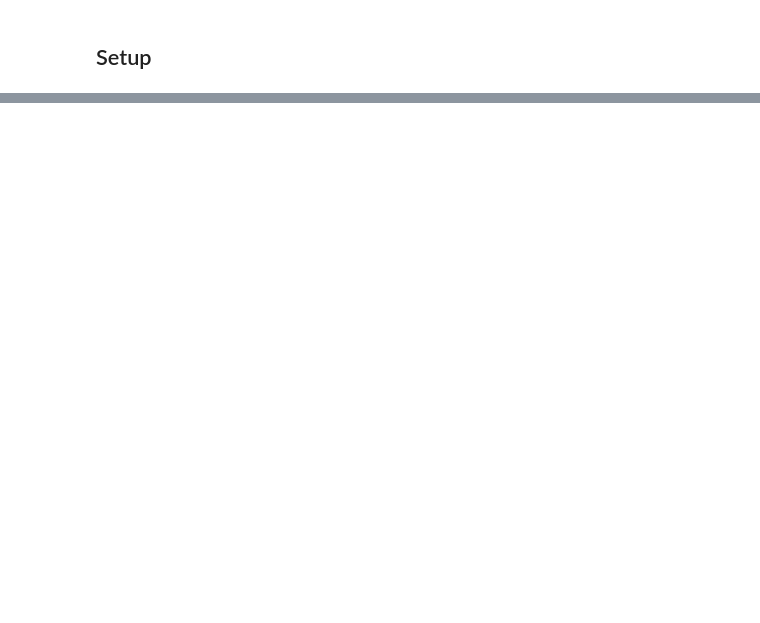
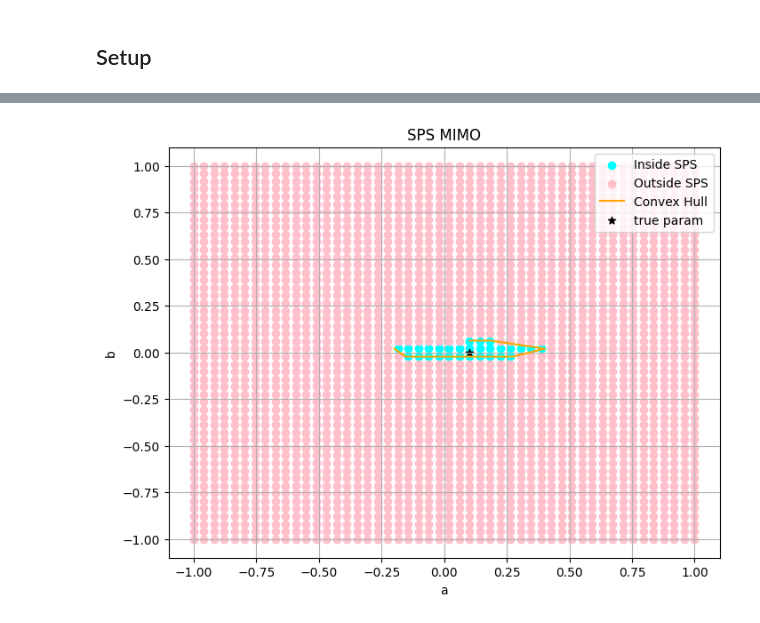
Before and after one commit to Muckthebuck/Learning-Dynamic-Systems, a Jupyter notebook: search/notebooks/search_benchmarking.ipynb, the cells around one changed output, grey strips where cells are left out. Cells and saved outputs as stored; diff of their text form; code cells hidden in the pictures; blank space fills up the shorter version.

```diff
--- a/search/notebooks/search_benchmarking.ipynb
+++ b/search/notebooks/search_benchmarking.ipynb
@@ -82,0 +132,41 @@ def sps_test_function(params, F, L, U, Y, n_a, n_b):
+# %%
+# Hull code
+def expand_convex_hull(hull_points, expansion_factor=0.05):
+    """Expand the convex hull by a small factor to make it slightly larger."""
+    hull_center = np.mean(hull_points, axis=0)
+    expanded_points = []
+
+    for point in hull_points:
+        direction = point - hull_center
+        expanded_point = point + direction * expansion_factor
+        expanded_points.append(expanded_point)
+
+    return np.array(expanded_points)
+
+baseline_hull = ConvexHull(baseline_in)
+baseline_expanded = expand_convex_hull(baseline_in[baseline_hull.vertices])
+
+# Plot the baseline hull
+plt.figure(figsize=(8, 6))
+if len(baseline_in):
+    plt.scatter(baseline_in[:, 0], baseline_in[:, 1], color='cyan', label='Inside SPS')
+if len(baseline_out):
+    plt.scatter(baseline_out[:, 0], baseline_out[:, 1], color='pink', label='Outside SPS')
+plt.plot(baseline_expanded[:,0], baseline_expanded[:,1], color='orange', label="Convex Hull")
+plt.scatter(center[0], center[1], color='black', marker='*', label='true param')
+plt.xlabel("a")
+plt.ylabel("b")
+plt.title("SPS MIMO")
+plt.legend()
+plt.grid(True)
+plt.show()
+
+# Compare two hulls
+# https://github.com/mhdadk/sutherland-hodgman
+from search.hull_sutherland_hodgman import PolygonClipper
+def compare_hulls(hull1, hull2):
+    clipper = PolygonClipper(warn_if_empty=True)
+    clipped_polygon = clipper(hull1, hull2)
+    return clipped_polygon
+# %% [output]
+[figure, added]
```
Also changed, not shown: parts of 8 cells of this notebook.
